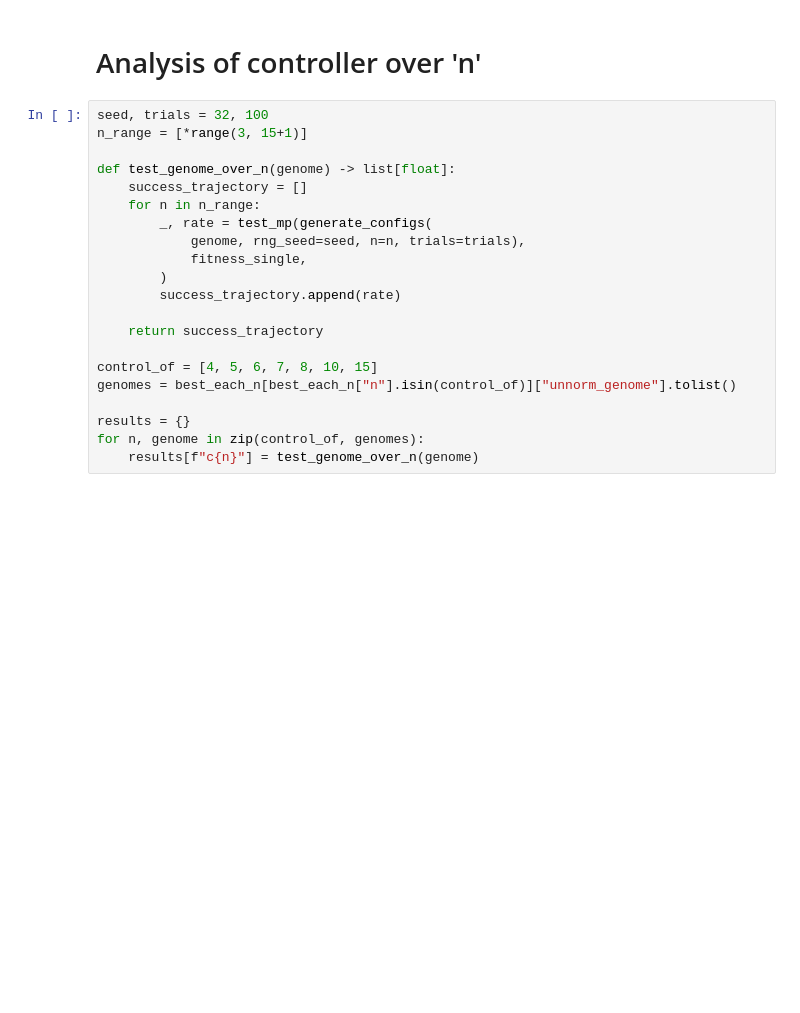
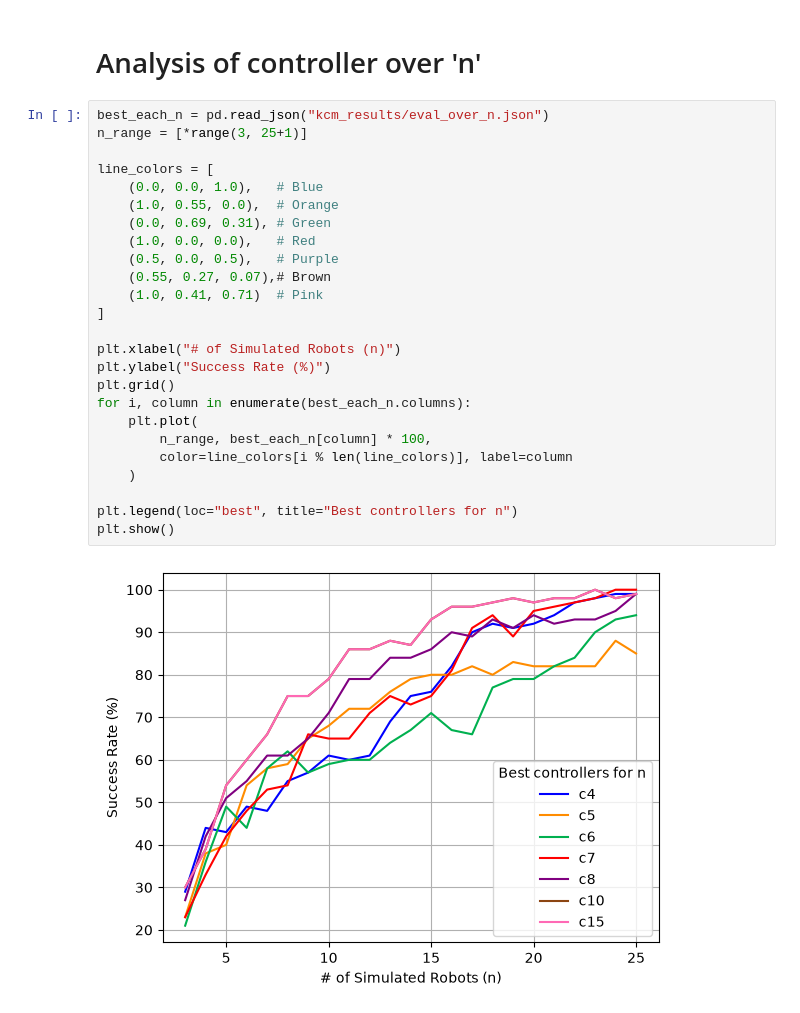
Before and after one commit to GMU-ASRC/farptest, a Jupyter notebook: plot_control.ipynb, the cells around one changed output. Drawn from its saved outputs; the diff is of its cells as text; blank space fills up the shorter version.

```diff
--- a/plot_control.ipynb
+++ b/plot_control.ipynb
@@ -21,23 +21,29 @@ plt.bar(x, y)
 # %% [markdown]
 # Analysis of controller over 'n'
 # %%
-seed, trials = 32, 100
-n_range = [*range(3, 15+1)]
+best_each_n = pd.read_json("kcm_results/eval_over_n.json")
+n_range = [*range(3, 25+1)]
 
-def test_genome_over_n(genome) -> list[float]:
-    success_trajectory = []
-    for n in n_range:
-        _, rate = test_mp(generate_configs(
-            genome, rng_seed=seed, n=n, trials=trials),
-            fitness_single,
-        )
-        success_trajectory.append(rate)
+line_colors = [
+    (0.0, 0.0, 1.0),   # Blue
+    (1.0, 0.55, 0.0),  # Orange
+    (0.0, 0.69, 0.31), # Green
+    (1.0, 0.0, 0.0),   # Red
+    (0.5, 0.0, 0.5),   # Purple
+    (0.55, 0.27, 0.07),# Brown
+    (1.0, 0.41, 0.71)  # Pink
+]
 
-    return success_trajectory
+plt.xlabel("# of Simulated Robots (n)")
+plt.ylabel("Success Rate (%)")
+plt.grid()
+for i, column in enumerate(best_each_n.columns):
+    plt.plot(
+        n_range, best_each_n[column] * 100,
+        color=line_colors[i % len(line_colors)], label=column
+    )
 
-control_of = [4, 5, 6, 7, 8, 10, 15]
-genomes = best_each_n[best_each_n["n"].isin(control_of)]["unnorm_genome"].tolist()
-
-results = {}
-for n, genome in zip(control_of, genomes):
-    results[f"c{n}"] = test_genome_over_n(genome)
+plt.legend(loc="best", title="Best controllers for n")
+plt.show()
+# %% [output]
+[figure, added]
```
Also changed, not shown: parts of 4 cells of this notebook.
